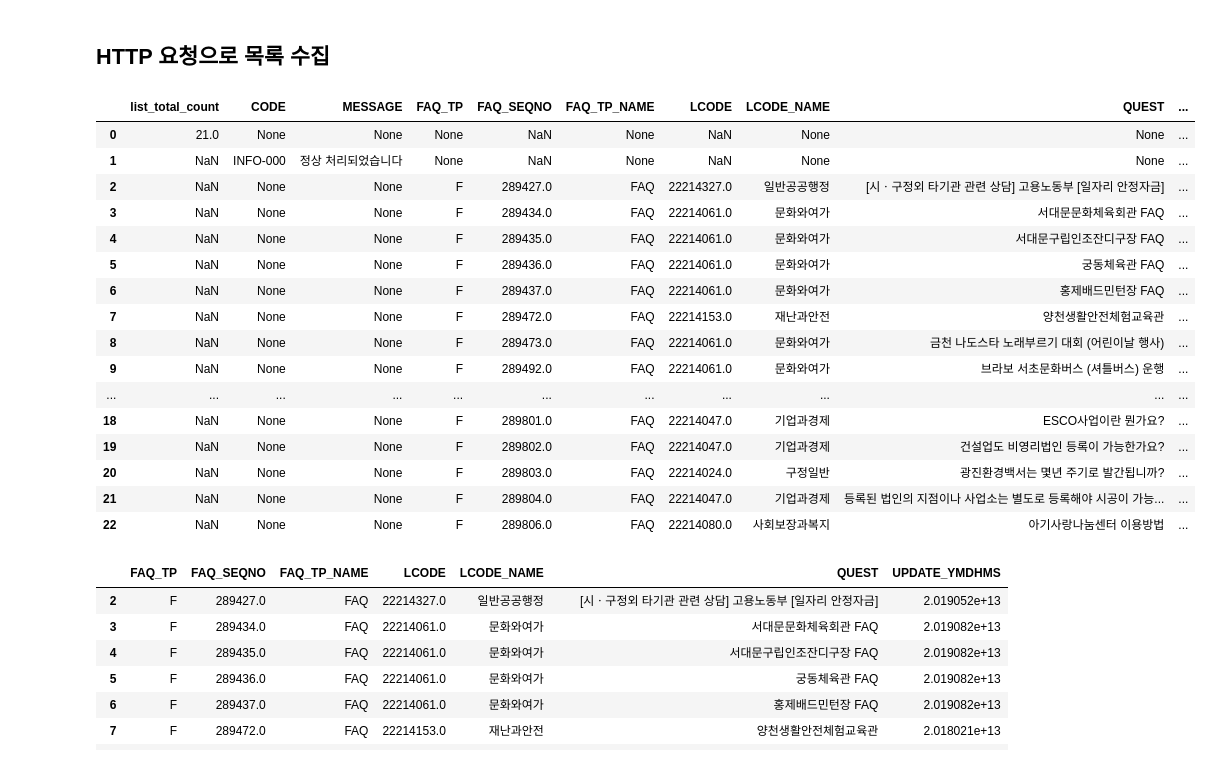
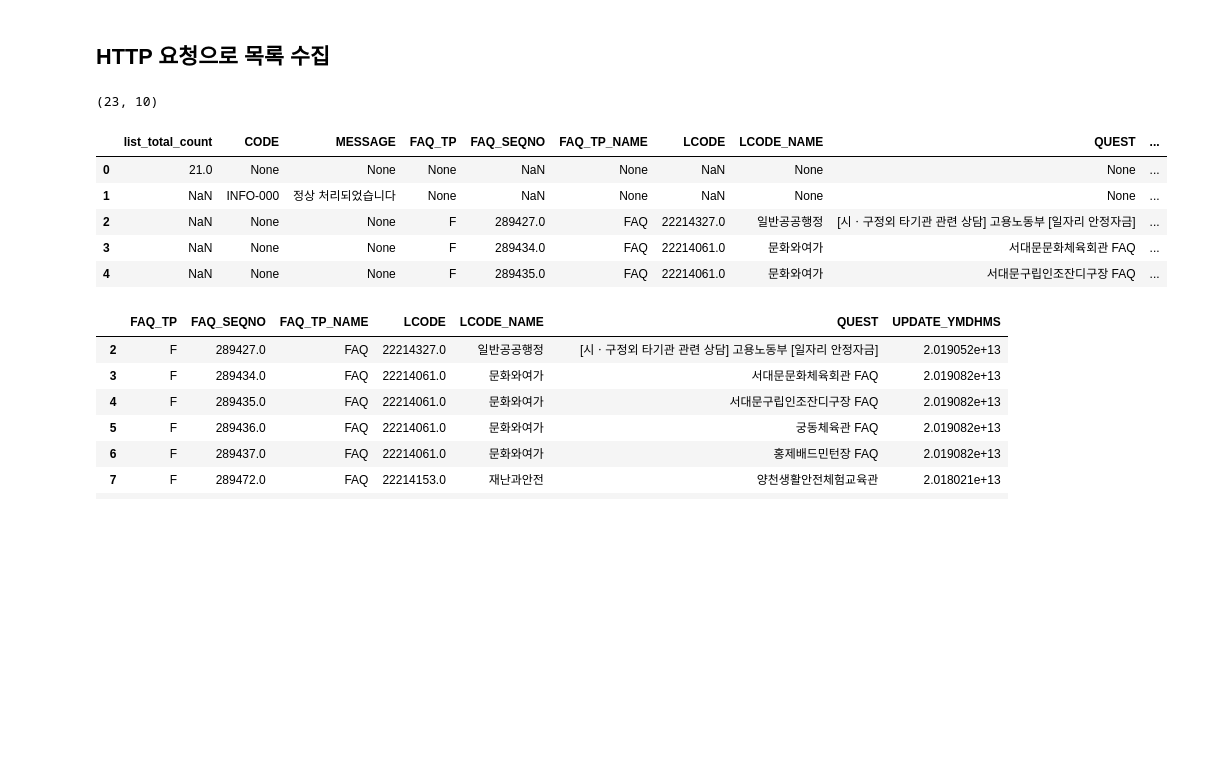
Before and after one commit to corazzon/web_scraping, a Jupyter notebook: seoul-120/seoul-120-API.ipynb, the cells around one changed output. Cells and saved outputs as stored; diff of their text form; code cells hidden in the pictures; blank space fills up the shorter version.

```diff
--- a/seoul-120/seoul-120-API.ipynb
+++ b/seoul-120/seoul-120-API.ipynb
@@ -57,25 +57,16 @@ faq_url = f"http://openAPI.seoul.go.kr:8088/{auth_key_val}/xml/SearchFAQService/
 result = requests.get(faq_url, verify=False)
 # %%
 df_list_all = pd.read_xml(result.text)
-df_list_all
+print(df_list_all.shape)
+df_list_all.head()
 # %% [output]
+(23, 10)
 |  | list_total_count | CODE | MESSAGE | FAQ_TP | FAQ_SEQNO | FAQ_TP_NAME | LCODE | LCODE_NAME | QUEST | ... |
 | 0 | 21.0 | None | None | None | NaN | None | NaN | None | None | ... |
 | 1 | NaN | INFO-000 | 정상 처리되었습니다 | None | NaN | None | NaN | None | None | ... |
 | 2 | NaN | None | None | F | 289427.0 | FAQ | 22214327.0 | 일반공공행정 | [시ㆍ구정외 타기관 관련 상담] 고용노동부 [일자리 안정자금] | ... |
 | 3 | NaN | None | None | F | 289434.0 | FAQ | 22214061.0 | 문화와여가 | 서대문문화체육회관 FAQ | ... |
 | 4 | NaN | None | None | F | 289435.0 | FAQ | 22214061.0 | 문화와여가 | 서대문구립인조잔디구장 FAQ | ... |
-| 5 | NaN | None | None | F | 289436.0 | FAQ | 22214061.0 | 문화와여가 | 궁동체육관 FAQ | ... |
-| 6 | NaN | None | None | F | 289437.0 | FAQ | 22214061.0 | 문화와여가 | 홍제배드민턴장 FAQ | ... |
-| 7 | NaN | None | None | F | 289472.0 | FAQ | 22214153.0 | 재난과안전 | 양천생활안전체험교육관 | ... |
-| 8 | NaN | None | None | F | 289473.0 | FAQ | 22214061.0 | 문화와여가 | 금천 나도스타 노래부르기 대회 (어린이날 행사) | ... |
-| 9 | NaN | None | None | F | 289492.0 | FAQ | 22214061.0 | 문화와여가 | 브라보 서초문화버스 (셔틀버스) 운행 | ... |
-| ... | ... | ... | ... | ... | ... | ... | ... | ... | ... | ... |
-| 18 | NaN | None | None | F | 289801.0 | FAQ | 22214047.0 | 기업과경제 | ESCO사업이란 뭔가요? | ... |
-| 19 | NaN | None | None | F | 289802.0 | FAQ | 22214047.0 | 기업과경제 | 건설업도 비영리법인 등록이 가능한가요? | ... |
-| 20 | NaN | None | None | F | 289803.0 | FAQ | 22214024.0 | 구정일반 | 광진환경백서는 몇년 주기로 발간됩니까? | ... |
-| 21 | NaN | None | None | F | 289804.0 | FAQ | 22214047.0 | 기업과경제 | 등록된 법인의 지점이나 사업소는 별도로 등록해야 시공이 가능... | ... |
-| 22 | NaN | None | None | F | 289806.0 | FAQ | 22214080.0 | 사회보장과복지 | 아기사랑나눔센터 이용방법 | ... |
 # %%
 df_faq = df_list_all.iloc[2:, 3:].copy()
 df_faq
```
Also changed, not shown: parts of 6 cells of this notebook.
